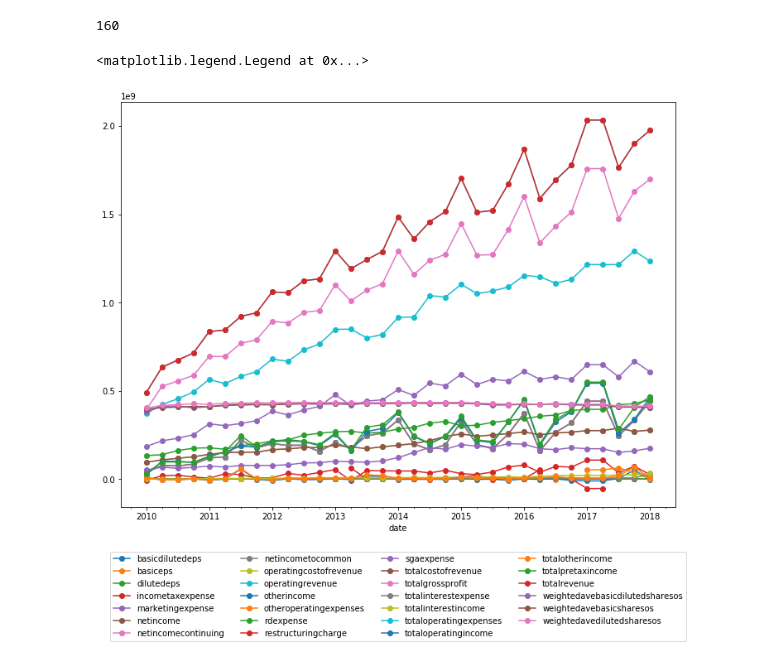
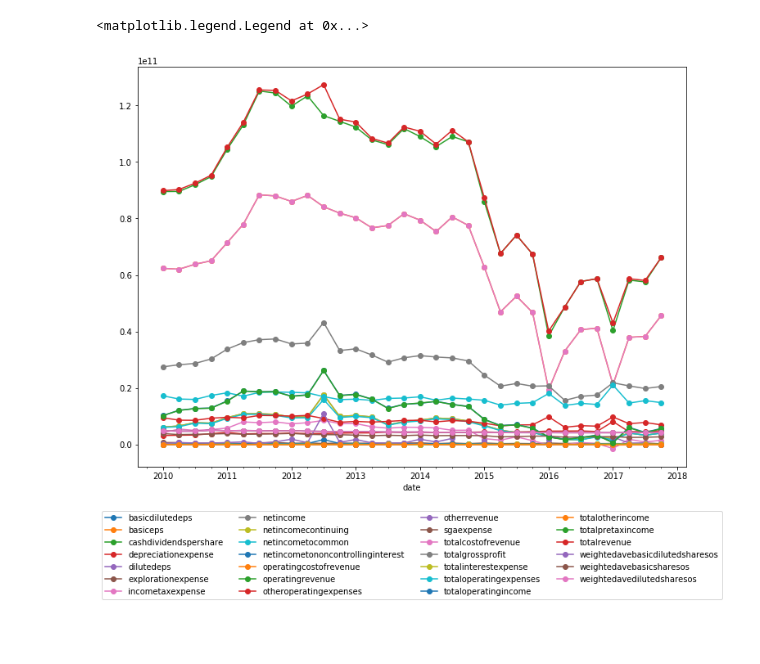
Before and after one commit to raymondmyu/trading, a Jupyter notebook: intrinio/intrinio_api.ipynb, the cells around one changed output. Drawn from its saved outputs; the diff is of its cells as text; code cells hidden in the pictures; blank space fills up the shorter version.

```diff
--- a/intrinio/intrinio_api.ipynb
+++ b/intrinio/intrinio_api.ipynb
@@ -135,13 +38,9 @@ KeyError: 'result_count'
-# %%
-count
-# %% [output]
-160
 # %%
-ticker = 'VMW'
+ticker = 'XOM'
 fig,ax = plt.subplots(figsize=(12,9))
 df_t = get_df(ticker)
 df_t.query("statement=='income_statement'").pivot_table('value','date','tag').plot(ax=ax, marker='o')
 ax.legend(loc=9, bbox_to_anchor=(.5,-.1), ncol=4)
 # %% [output]
 <matplotlib.legend.Legend at 0x...>
-[figure, old version]
+[figure, new version]
```
Also changed, not shown: parts of 5 cells of this notebook, 6 other files.
